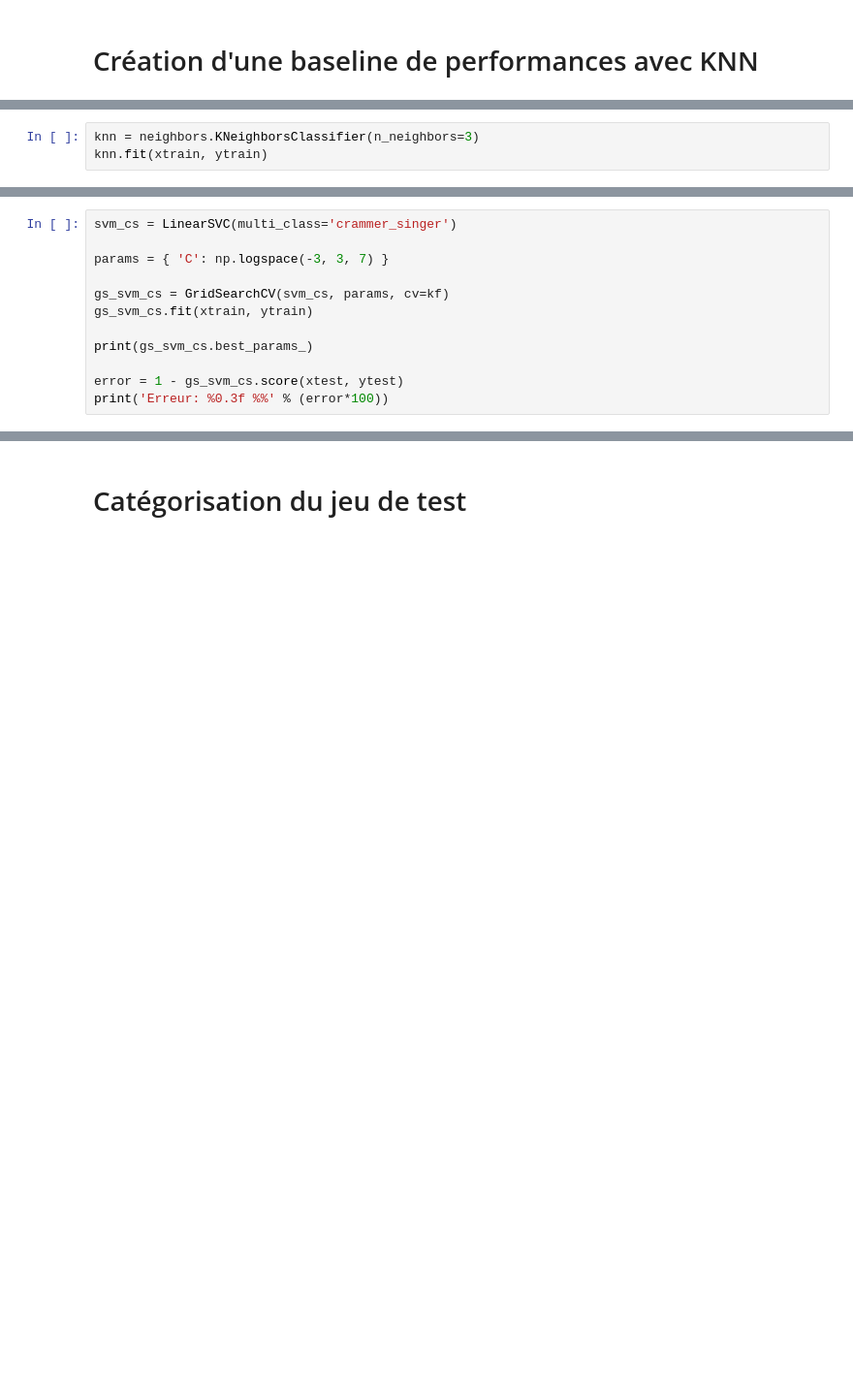
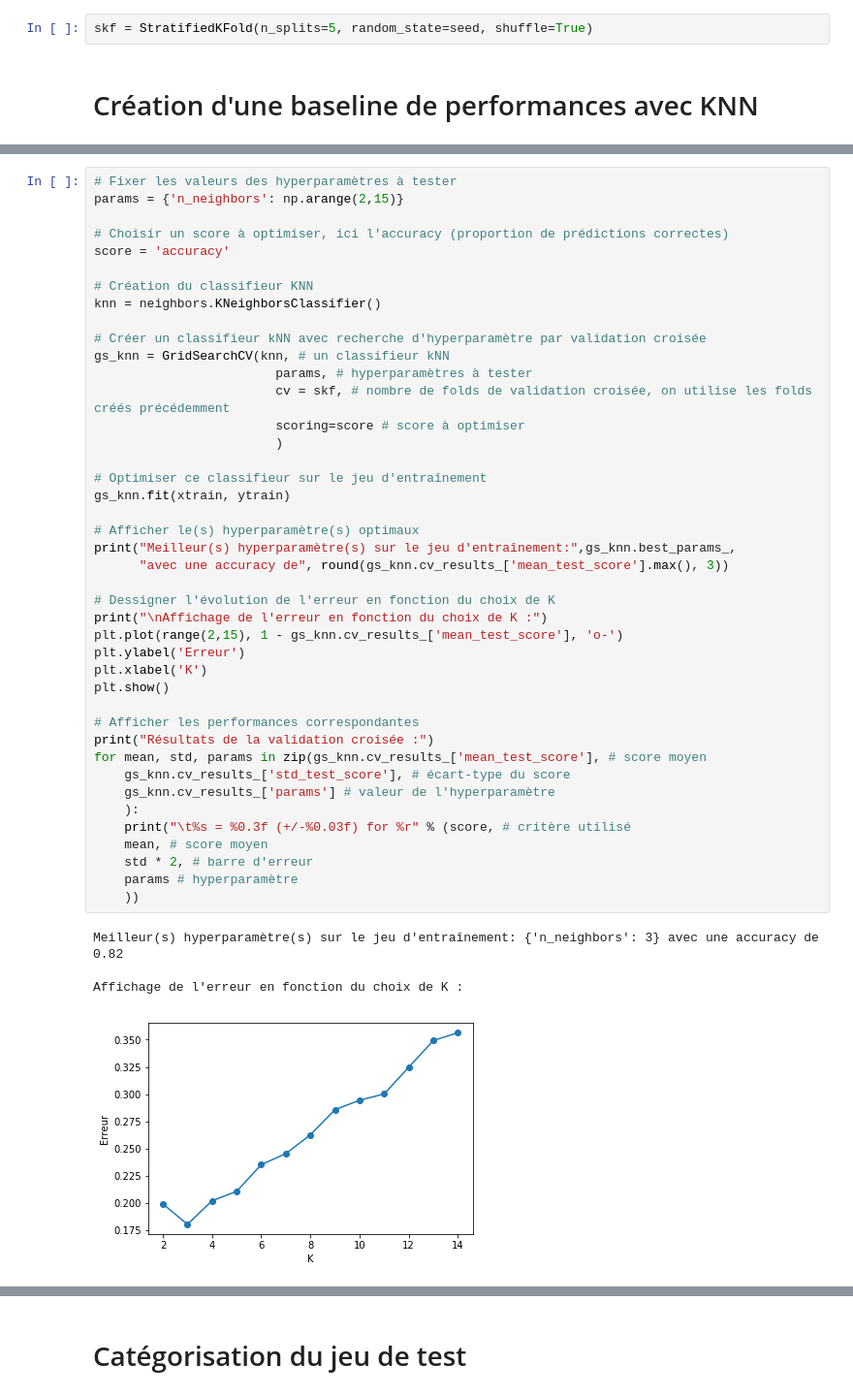
Before and after one commit to lanmar/Python---Leaf-Classification, a Jupyter notebook: Leaf Classification.ipynb, the cells around one changed output, grey strips where cells are left out. Shown at 97% size. Saved outputs shown, nothing was run; the diff lists cells and outputs as text; blank space fills up the shorter version.

```diff
--- a/Leaf Classification.ipynb
+++ b/Leaf Classification.ipynb
@@ -63,2 +98,4 @@ xtrain, xtest, ytrain, ytest = train_test_split(feuilles_train.iloc[:,2:195],
+# %%
+skf = StratifiedKFold(n_splits=5, random_state=seed, shuffle=True)
 # %% [markdown]
 # Création d'une baseline de performances avec KNN
@@ -67,3 +101,0 @@ On peut créer un premier classifieur 3-NN, c'est à dire qui prend en compte le
-# %%
-knn = neighbors.KNeighborsClassifier(n_neighbors=3)
-knn.fit(xtrain, ytrain)
@@ -158,12 +101,0 @@ Maintenant nous appliquons le principe de Crammer-Singer à une classification l
-# %%
-svm_cs = LinearSVC(multi_class='crammer_singer')
-
-params = { 'C': np.logspace(-3, 3, 7) }
-
-gs_svm_cs = GridSearchCV(svm_cs, params, cv=kf)
-gs_svm_cs.fit(xtrain, ytrain)
-
-print(gs_svm_cs.best_params_)
-
-error = 1 - gs_svm_cs.score(xtest, ytest)
-print('Erreur: %0.3f %%' % (error*100))
@@ -187,0 +104,47 @@ Les modèles SVM avec OVR ou Crammer-Singer sont à peu près équivalents (OVR
+# %%
+# Fixer les valeurs des hyperparamètres à tester
+params = {'n_neighbors': np.arange(2,15)}
+
+# Choisir un score à optimiser, ici l'accuracy (proportion de prédictions correctes)
+score = 'accuracy'
+
+# Création du classifieur KNN
+knn = neighbors.KNeighborsClassifier()
+
+# Créer un classifieur kNN avec recherche d'hyperparamètre par validation croisée
+gs_knn = GridSearchCV(knn, # un classifieur kNN
+                        params, # hyperparamètres à tester
+                        cv = skf, # nombre de folds de validation croisée, on utilise les folds créés précédemment
+                        scoring=score # score à optimiser
+                        )
+
+# Optimiser ce classifieur sur le jeu d'entraînement
+gs_knn.fit(xtrain, ytrain)
+
+# Afficher le(s) hyperparamètre(s) optimaux
+print("Meilleur(s) hyperparamètre(s) sur le jeu d'entraînement:",gs_knn.best_params_,
+      "avec une accuracy de", round(gs_knn.cv_results_['mean_test_score'].max(), 3))
+
+# Dessigner l'évolution de l'erreur en fonction du choix de K
+print("\nAffichage de l'erreur en fonction du choix de K :")
+plt.plot(range(2,15), 1 - gs_knn.cv_results_['mean_test_score'], 'o-')
+plt.ylabel('Erreur')
+plt.xlabel('K')
+plt.show()
+
+# Afficher les performances correspondantes
+print("Résultats de la validation croisée :")
+for mean, std, params in zip(gs_knn.cv_results_['mean_test_score'], # score moyen
+    gs_knn.cv_results_['std_test_score'], # écart-type du score
+    gs_knn.cv_results_['params'] # valeur de l'hyperparamètre
+    ):
+    print("\t%s = %0.3f (+/-%0.03f) for %r" % (score, # critère utilisé
+    mean, # score moyen
+    std * 2, # barre d'erreur
+    params # hyperparamètre
+    ))
+# %% [output]
+Meilleur(s) hyperparamètre(s) sur le jeu d'entraînement: {'n_neighbors': 3} avec une accuracy de 0.82
+
+Affichage de l'erreur en fonction du choix de K :
+[figure, added]
```
Also changed, not shown: parts of 60 cells of this notebook.
